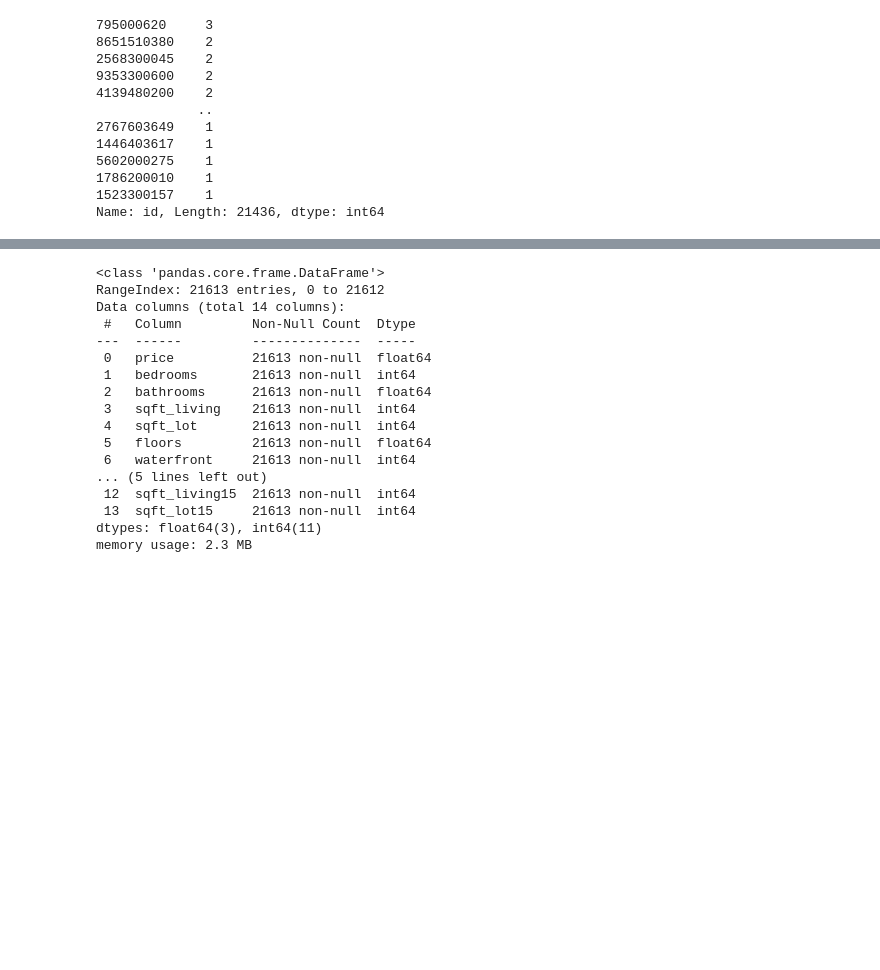
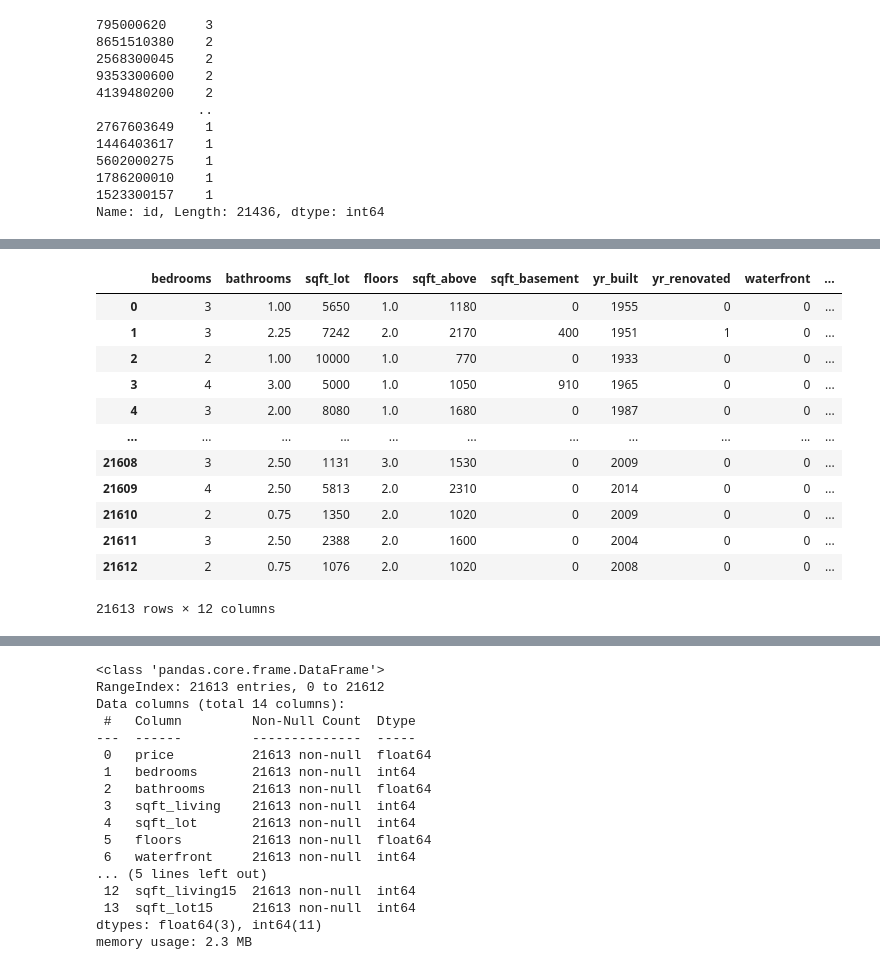
Before and after one commit to fprieto8111/MidTermProject, a Jupyter notebook: MidTermProject.ipynb, the cells around one changed output, grey strips where cells are left out. Cells and saved outputs as stored; diff of their text form; code cells hidden in the pictures; blank space fills up the shorter version.

```diff
--- a/MidTermProject.ipynb
+++ b/MidTermProject.ipynb
@@ -478,0 +439,4 @@ Index(['price', 'bedrooms', 'bathrooms', 'sqft_lot', 'floors', 'sqft_above',
+# %%
+reg2 = pd.concat([numerical,it1],axis=1)
+reg2 = reg2.drop("condition_years", axis=1)
+reg2
@@ -478,0 +457,3 @@ Index(['price', 'bedrooms', 'bathrooms', 'sqft_lot', 'floors', 'sqft_above',
+# %%
+reg2['yr_renovated']= np.where((reg2['yr_renovated'])>0, 1,0 )
+reg2.head()
@@ -478,0 +467,18 @@ Index(['price', 'bedrooms', 'bathrooms', 'sqft_lot', 'floors', 'sqft_above',
+# %%
+X=reg2.drop('price', axis=1)
+y=reg2.price
+X
+# %% [output]
+|  | bedrooms | bathrooms | sqft_lot | floors | sqft_above | sqft_basement | yr_built | yr_renovated | waterfront | ... |
+| 0 | 3 | 1.00 | 5650 | 1.0 | 1180 | 0 | 1955 | 0 | 0 | ... |
+| 1 | 3 | 2.25 | 7242 | 2.0 | 2170 | 400 | 1951 | 1 | 0 | ... |
+| 2 | 2 | 1.00 | 10000 | 1.0 | 770 | 0 | 1933 | 0 | 0 | ... |
+| 3 | 4 | 3.00 | 5000 | 1.0 | 1050 | 910 | 1965 | 0 | 0 | ... |
+| 4 | 3 | 2.00 | 8080 | 1.0 | 1680 | 0 | 1987 | 0 | 0 | ... |
+| ... | ... | ... | ... | ... | ... | ... | ... | ... | ... | ... |
+| 21608 | 3 | 2.50 | 1131 | 3.0 | 1530 | 0 | 2009 | 0 | 0 | ... |
+| 21609 | 4 | 2.50 | 5813 | 2.0 | 2310 | 0 | 2014 | 0 | 0 | ... |
+| 21610 | 2 | 0.75 | 1350 | 2.0 | 1020 | 0 | 2009 | 0 | 0 | ... |
+| 21611 | 3 | 2.50 | 2388 | 2.0 | 1600 | 0 | 2004 | 0 | 0 | ... |
+| 21612 | 2 | 0.75 | 1076 | 2.0 | 1020 | 0 | 2008 | 0 | 0 | ... |
+21613 rows × 12 columns
```
Also changed, not shown: parts of 24 cells of this notebook.
